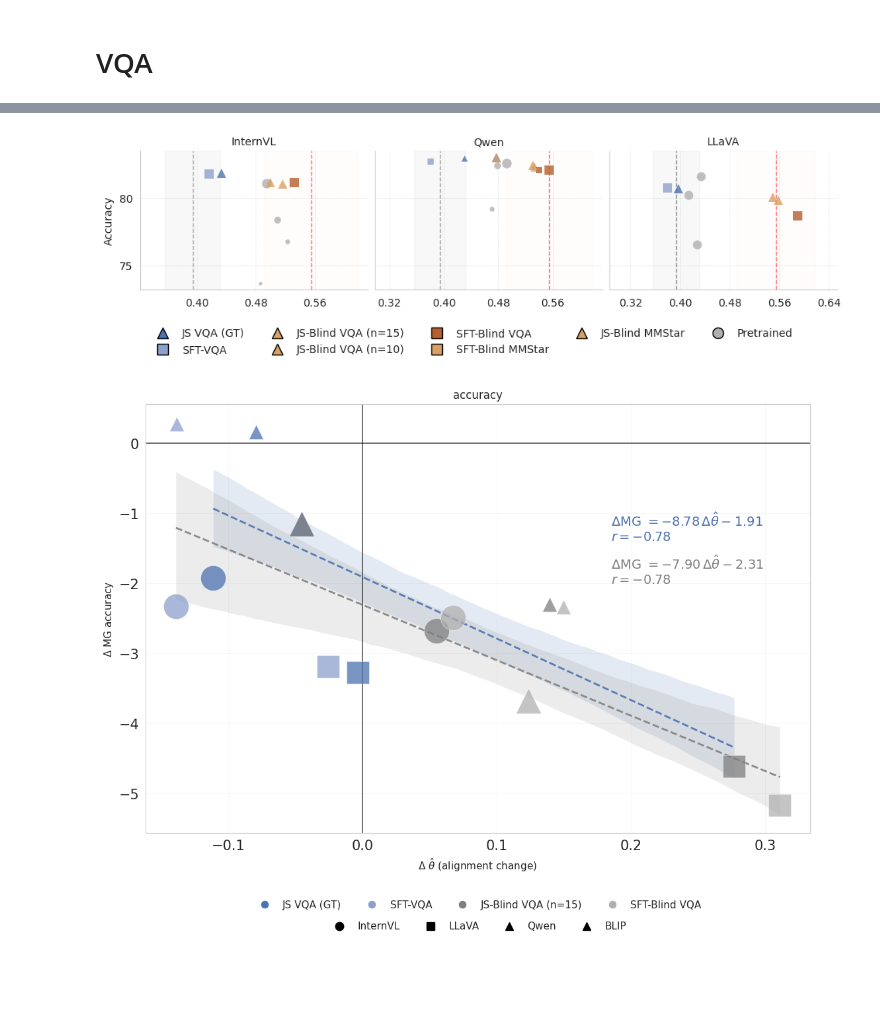
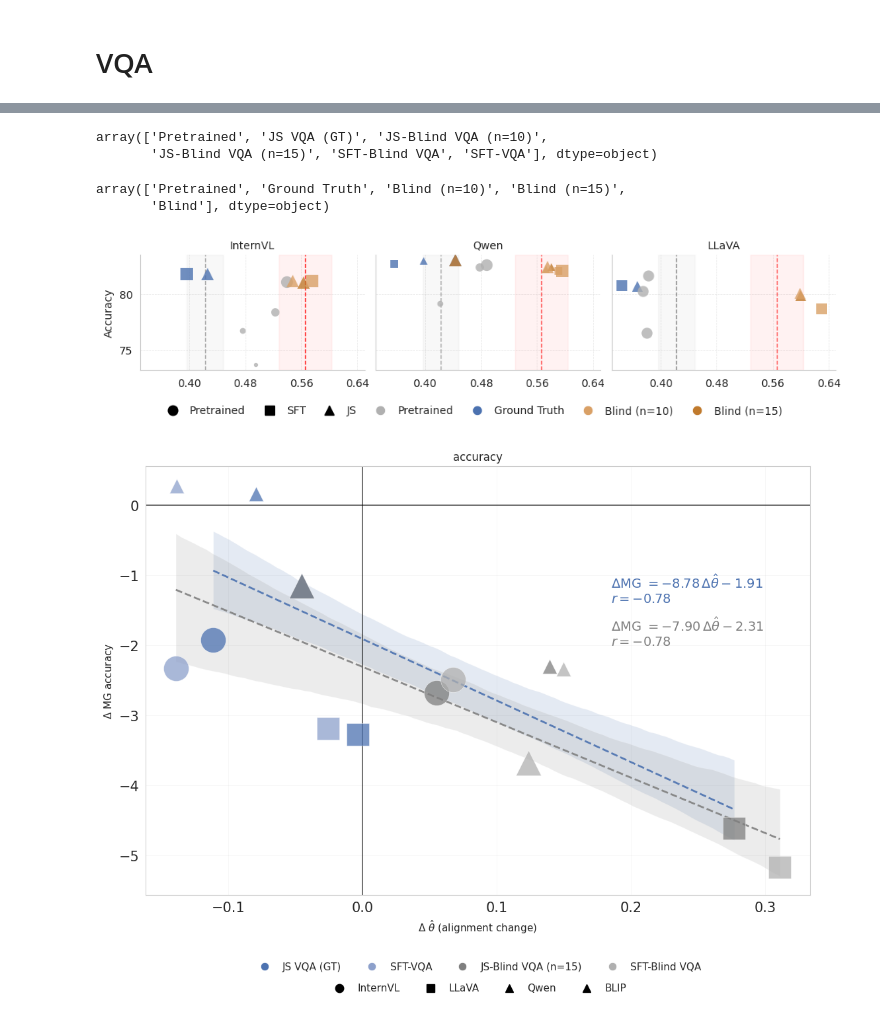
Before and after one commit to unolop/HPA, a Jupyter notebook: evaluation/analysis/correlations.ipynb, the cells around one changed output, grey strips where cells are left out. Saved outputs shown, nothing was run; the diff lists cells and outputs as text; code cells hidden in the pictures; blank space fills up the shorter version.

```diff
--- a/evaluation/analysis/correlations.ipynb
+++ b/evaluation/analysis/correlations.ipynb
@@ -107,2 +139,8 @@ model_vqa_pretrained = model_vqa[model_vqa['finetuned'] == 'Pretrained']
 []
 []
+# %%
+# from utils.corr import get_corr
+
+res_HH, llm, model_corr, res_HM, res_MM = get_corr(
+    human_vqa, model_vqa, human_vqa.participant_id.unique(), metrics="correct", n_boot=0
+)
@@ -109,9 +156,34 @@ model_vqa_pretrained = model_vqa[model_vqa['finetuned'] == 'Pretrained']
+# %%
+model_correct = vv.test_model[vv.test_model['condition'] == ''].groupby(['model', 'finetuned'])['correct'].mean().reset_index()
+pcorr = pd.merge(model_corr, model_correct, how='left', on=['model', 'finetuned'])
+# %%
+pcorr.finetuned.unique()
+# %% [output]
+array(['Pretrained', 'JS VQA (GT)', 'JS-Blind VQA (n=10)',
+       'JS-Blind VQA (n=15)', 'SFT-Blind VQA', 'SFT-VQA'], dtype=object)
+# %%
+pcorr.rename(columns={'mean_human_model_corr': 'mean_r'}, inplace=True)
+# %%
+pcorr.blind.unique()
+# %% [output]
+array(['Pretrained', 'Ground Truth', 'Blind (n=10)', 'Blind (n=15)',
+       'Blind'], dtype=object)
+# %%
+def map_regime(finetuned):
+    if finetuned == "Pretrained":
+        return "Pretrained"
+
+    if "Blind" in finetuned:
+        if "n=15" in finetuned:
+            return "Blind (n=15)"
+        else: #  "n=10" in finetuned:
+            return "Blind (n=10)"
+
+    return "Ground Truth"
 # %%
-import pandas as pd
-
-mm.get_corr(human_vqa, model_vqa, test_subjects)
-plot_families_corr(llm_mean= np.mean([0.382820, 0.405282]),
-                   llm_sd=np.sqrt((0.038112**2 + 0.033457**2) / 2),
-                   mean_corr, std_corr)
+# from utils.plot_corr import plot_families_corr
+pcorr['strategy'] = pcorr['finetuned'].apply(lambda x: 'Pretrained' if x == 'Pretrained' else ('SFT' if 'SFT' in x else 'JS'))
+pcorr["blind"] = pcorr["finetuned"].apply(map_regime)
+plot_families_corr(pcorr, res_HH, llm)     # [pcorr['finetuned']!='JS-Blind VQA (n=10)']
 # %% [output]
-[figure, old version]
+[figure, new version]
```
Also changed, not shown: parts of 13 cells of this notebook, 12 other files.
